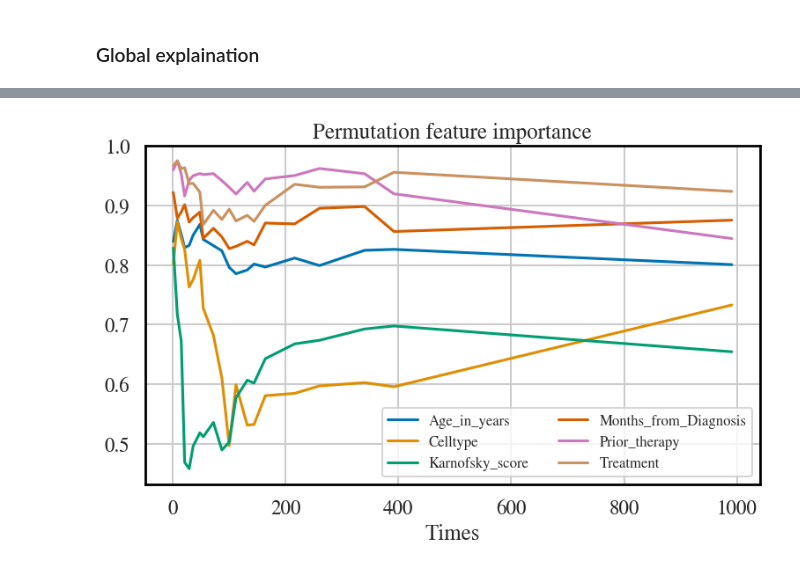
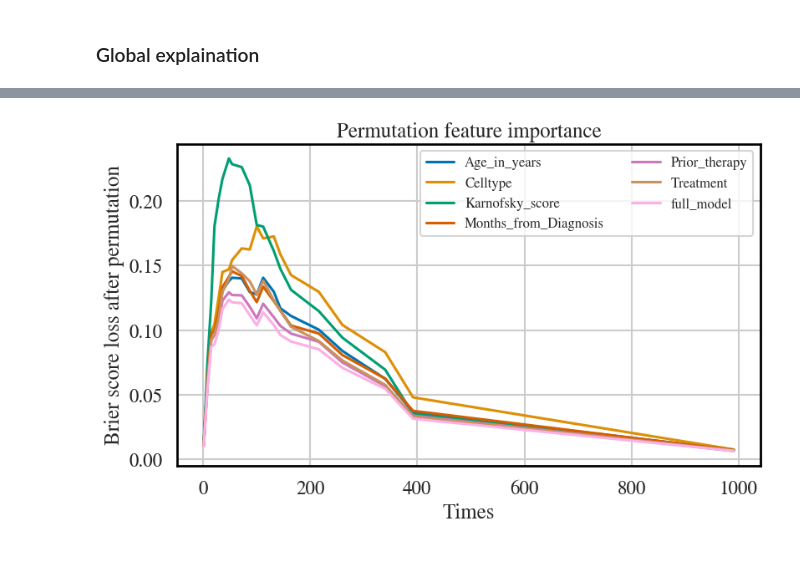
Before and after one commit to TeamHeKA/survinsights, a Jupyter notebook: tutorials-veterans-RSF.ipynb, the cells around one changed output, grey strips where cells are left out. Cells and saved outputs as stored; diff of their text form; code cells hidden in the pictures.

```diff
--- a/tutorials-veterans-RSF.ipynb
+++ b/tutorials-veterans-RSF.ipynb
@@ -16,7 +16,9 @@ feat_cols = feats.columns.values
 surv_label = np.array([surv_label_structarray["Survival_in_days"],
                        surv_label_structarray["Status"]]).T
 # %%
-numeric_feat_cols = ["Age_in_years", "Months_from_Diagnosis", "Karnofsky_score"]
+numeric_feat_cols = ["Age_in_years",
+                     "Months_from_Diagnosis",
+                     "Karnofsky_score"]
 cate_feat_cols = [col for col in feat_cols if col not in numeric_feat_cols]
 # %%
 # Encode categorical features
@@ -25,7 +27,8 @@ feats_new = feats[numeric_feat_cols]
 feat_enc_cols = []
 enc_dict = {}
 for feat_col in cate_feat_cols:
-    enc = OneHotEncoder(drop='if_binary')
+    #enc = OneHotEncoder(drop='if_binary')
+    enc = OneHotEncoder(drop='first')
     feat_new = enc.fit_transform(feats[feat_col].values.reshape((-1, 1))).toarray()
     feat_col_new = enc.get_feature_names_out([feat_col]).tolist()
     feats_new[feat_col_new] = feat_new
@@ -162,7 +179,7 @@ global_explaination.plot_PDP(model_explainer, PDP_df, explained_feature)
 # %%
 # permuatation feature importance
-feat_importance_df = global_explaination.permutation_feature_importance(model_explainer, feats,
-                                                                        surv_label, n_perm = 3)
-global_explaination.plot_PFI(feat_importance_df)
+feat_importance_df = PFI(model_explainer, feats, surv_label,
+                         n_perm = 3, type="loss")
+plot_PFI(feat_importance_df, type="loss", legend_loc='upper right')
 # %% [output]
-[figure, old version]
+[figure, new version]
```
Also changed, not shown: parts of 14 cells of this notebook.
